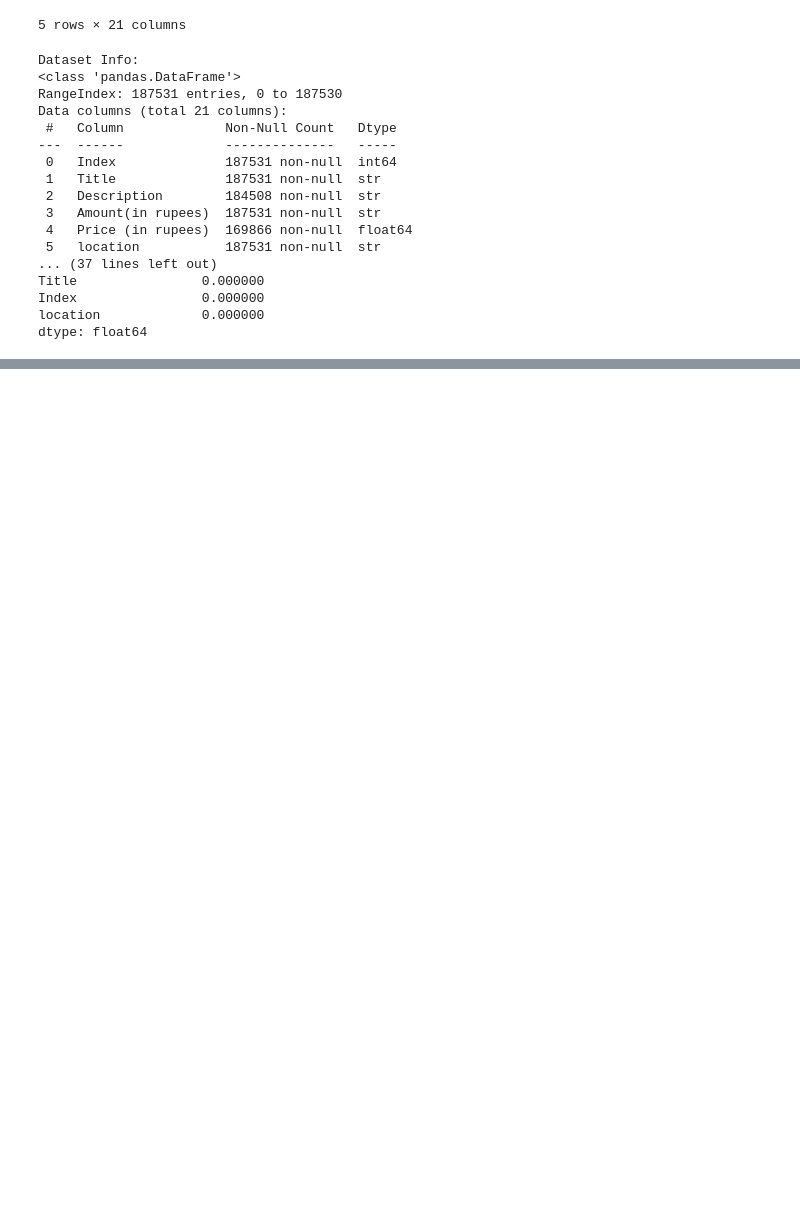
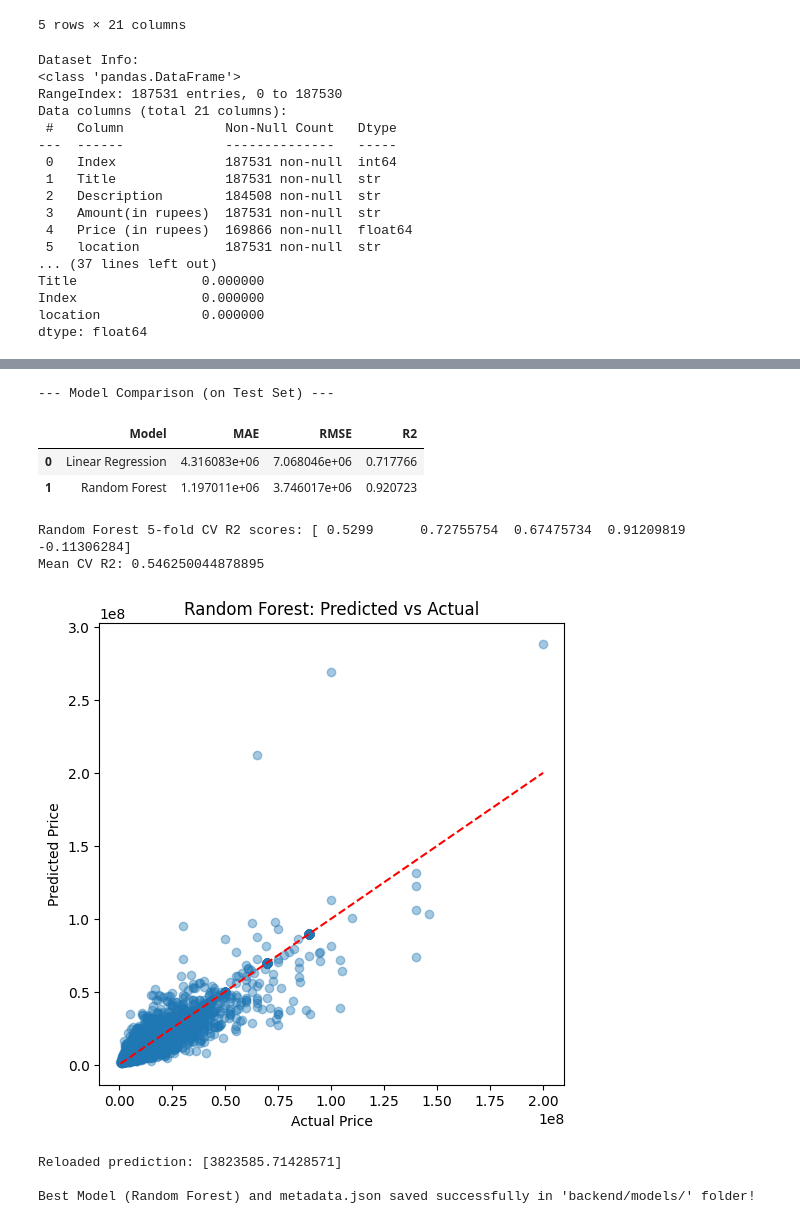
Before and after one commit to arwaesam2007/house-price-project, a Jupyter notebook: notebooks/house_price_model.ipynb, the cells around one changed output, grey strips where cells are left out. Saved outputs shown, nothing was run; the diff lists cells and outputs as text; code cells hidden in the pictures; blank space fills up the shorter version.

```diff
--- a/notebooks/house_price_model.ipynb
+++ b/notebooks/house_price_model.ipynb
@@ -211,0 +211,66 @@ Best Model (Random Forest) and metadata saved successfully in 'models/' folder!
+# %%
+# 2.5 Evaluate
+lr_mae = mean_absolute_error(y_test, lr_pred)
+lr_rmse = root_mean_squared_error(y_test, lr_pred)
+lr_r2 = r2_score(y_test, lr_pred)
+
+rf_mae = mean_absolute_error(y_test, rf_pred)
+rf_rmse = root_mean_squared_error(y_test, rf_pred)
+rf_r2 = r2_score(y_test, rf_pred)
+
+print("\n--- Model Comparison (on Test Set) ---")
+comparison_table = pd.DataFrame({
+    "Model": ["Linear Regression", "Random Forest"],
+    "MAE": [lr_mae, rf_mae],
+    "RMSE": [lr_rmse, rf_rmse],
+    "R2": [lr_r2, rf_r2]
+})
+display(comparison_table)
+
+# bonus: 5-fold cross validation on the better model, just to double check it's not overfitting
+cv_scores = cross_val_score(rf_model, X, y, cv=5, scoring='r2', n_jobs=-1)
+print("Random Forest 5-fold CV R2 scores:", cv_scores)
+print("Mean CV R2:", cv_scores.mean())
+# quick visual check: how close are predictions to the real values (closer to red line = better)
+plt.figure(figsize=(6, 6))
+plt.scatter(y_test, rf_pred, alpha=0.4)
+plt.plot([y_test.min(), y_test.max()], [y_test.min(), y_test.max()], 'r--')
+plt.xlabel("Actual Price")
+plt.ylabel("Predicted Price")
+plt.title("Random Forest: Predicted vs Actual")
+plt.show()
+
+# Conclusion: Random Forest wins here - higher R2 and lower MAE/RMSE than Linear Regression,
+# since it can capture the non-linear relationship between area/location and price better.
+# So this is the model we're exporting and using in the backend.
+# %% [output]
+--- Model Comparison (on Test Set) ---
+|  | Model | MAE | RMSE | R2 |
+| 0 | Linear Regression | 4.316083e+06 | 7.068046e+06 | 0.717766 |
+| 1 | Random Forest | 1.197011e+06 | 3.746017e+06 | 0.920723 |
+Random Forest 5-fold CV R2 scores: [ 0.5299      0.72755754  0.67475734  0.91209819 -0.11306284]
+Mean CV R2: 0.546250044878895
+[figure, added]
+# %%
+#Export the Model
+os.makedirs("../backend/models", exist_ok=True)
+
+joblib.dump(rf_model, "../backend/models/house_price_model.pkl")
+
+# quick sanity check - reload the saved model and make sure it still predicts fine
+loaded = joblib.load("../backend/models/house_price_model.pkl")
+sample = X_test.iloc[[0]]
+print("Reloaded prediction:", loaded.predict(sample))
+
+# save metadata (locations + features) in the format the backend expects
+metadata = {
+    "locations": sorted(model_df["location_grouped"].unique().tolist()),
+    "features": list(X_test.columns)
+}
+json.dump(metadata, open("../backend/models/metadata.json", "w"))
+
+print("\nBest Model (Random Forest) and metadata.json saved successfully in 'backend/models/' folder!")
+# %% [output]
+Reloaded prediction: [3823585.71428571]
+
+Best Model (Random Forest) and metadata.json saved successfully in 'backend/models/' folder!
```
Also changed, not shown: parts of 5 cells of this notebook, 1 other file.
